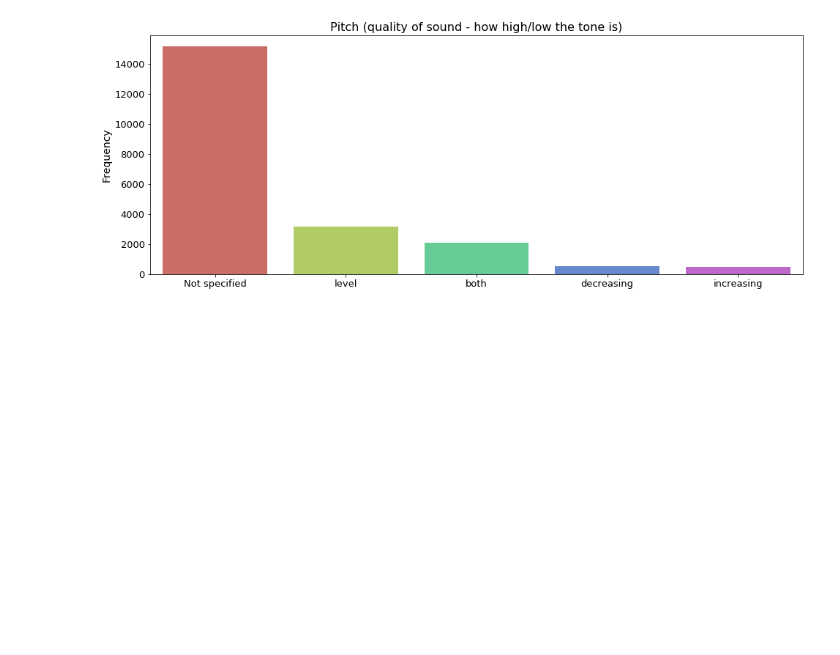
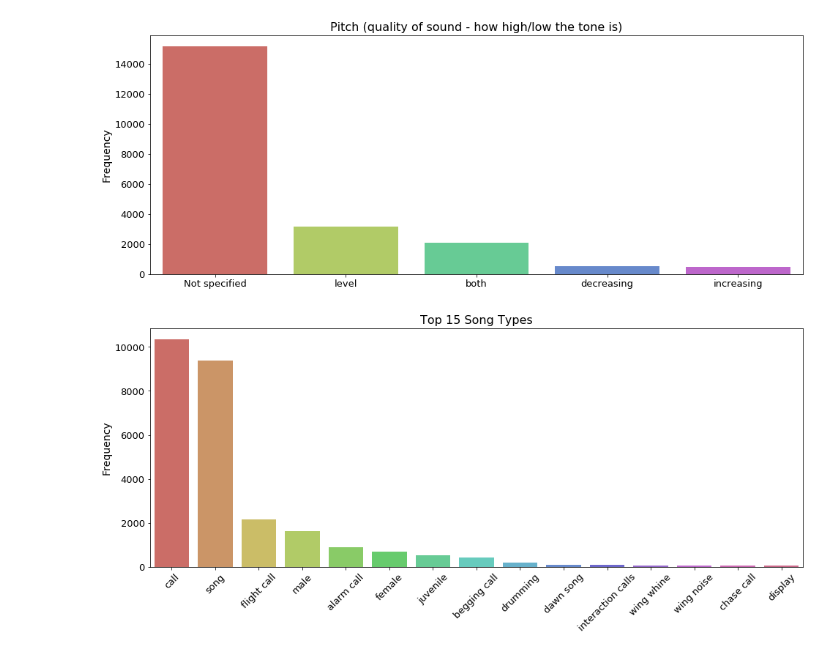
Before and after one commit to mehaKumar/birb, a Jupyter notebook: dataloader.ipynb, the cells around one changed output. Drawn from its saved outputs; the diff is of its cells as text; code cells hidden in the pictures; blank space fills up the shorter version.

Commit message:
Update dataloader.ipynb
graphs

```diff
--- a/dataloader.ipynb
+++ b/dataloader.ipynb
@@ -145,27 +145,24 @@ plt.xlabel("");
 # %%
 # Create a new variable type by exploding all the values
 adjusted_type = train_csv['type'].apply(lambda x: x.split(',')).reset_index().explode("type")
 
 # Strip of white spaces and convert to lower chars
 adjusted_type = adjusted_type['type'].apply(lambda x: x.strip().lower()).reset_index()
 adjusted_type['type'] = adjusted_type['type'].replace('calls', 'call')
 
 # Create Top 15 list with song types
 top_15 = list(adjusted_type['type'].value_counts().head(15).reset_index()['index'])
 data = adjusted_type[adjusted_type['type'].isin(top_15)]
 
 # === PLOT ===
-bird = mpimg.imread('../input/birdcall-recognition-data/Eastern Meadowlark.jpg')
-imagebox = OffsetImage(bird, zoom=0.43)
-xy = (0.5, 0.7)
-ab = AnnotationBbox(imagebox, xy, frameon=False, pad=1, xybox=(12.4, 5700))
 
 plt.figure(figsize=(16, 6))
 ax = sns.countplot(data['type'], palette="hls", order = data['type'].value_counts().index)
-ax.add_artist(ab)
 
 plt.title("Top 15 Song Types", fontsize=16)
 plt.ylabel("Frequency", fontsize=14)
 plt.yticks(fontsize=13)
 plt.xticks(rotation=45, fontsize=13)
 plt.xlabel("");
+# %% [output]
+[figure, added]
```
Also changed, not shown: parts of 1 cell of this notebook.
